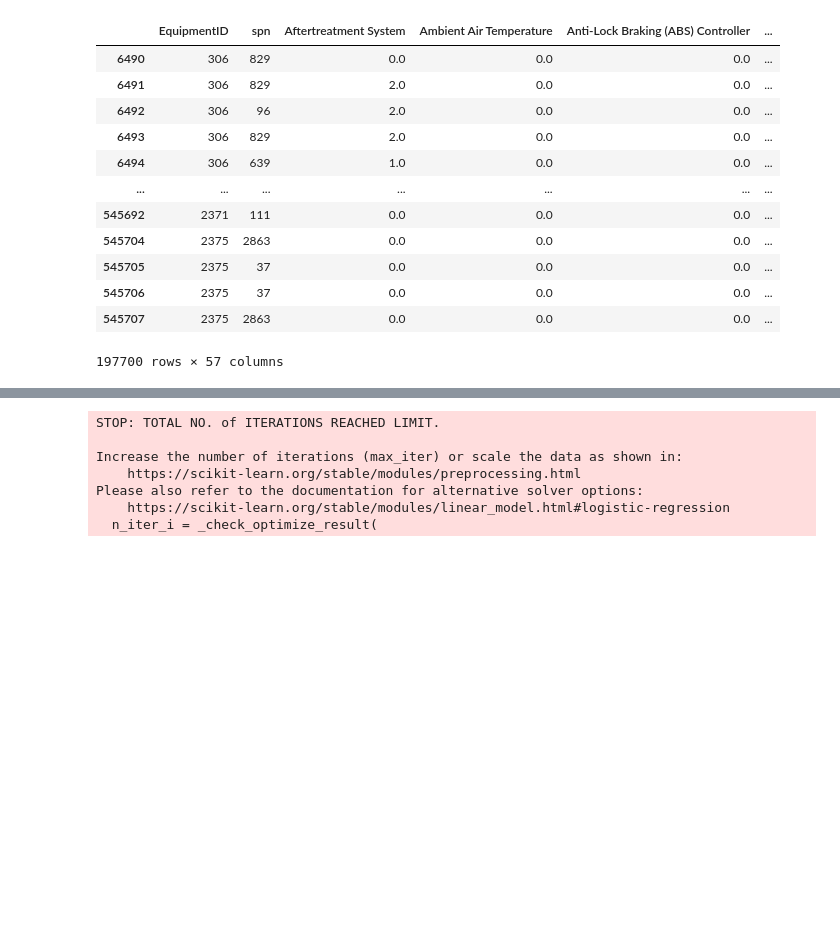
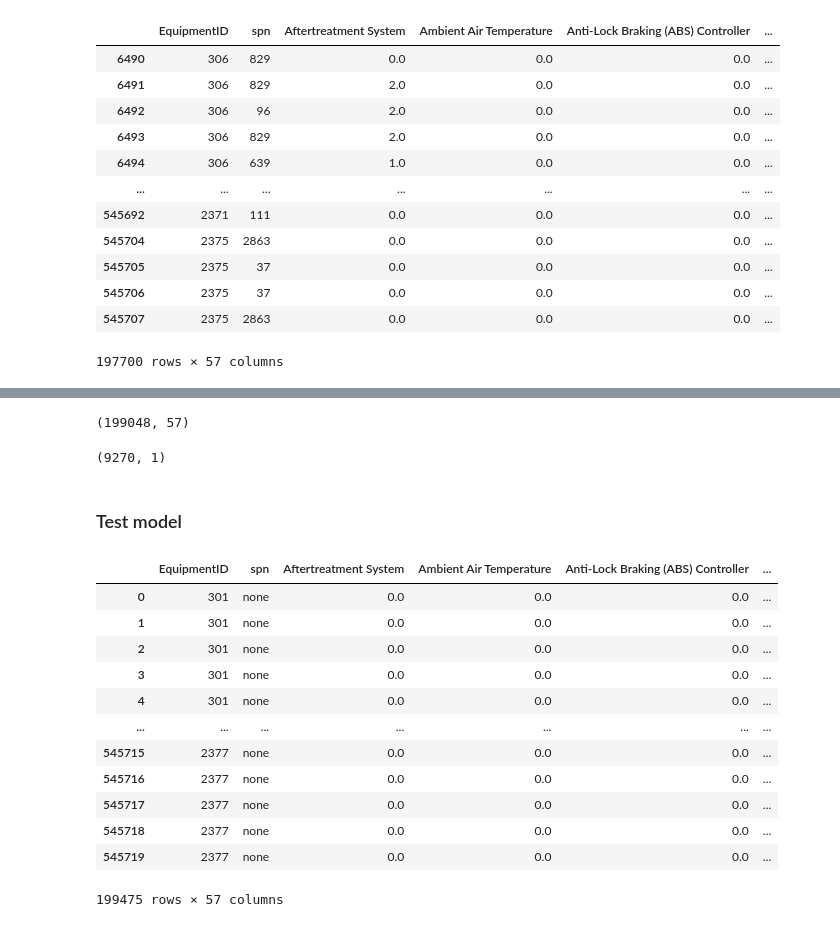
Before and after one commit to nss-data-science-cohort-5/big_g_express-the-index-out-of-rangers, a Jupyter notebook: notebooks/testing_prep.ipynb, the cells around one changed output, grey strips where cells are left out. Drawn from its saved outputs; the diff is of its cells as text; code cells hidden in the pictures; blank space fills up the shorter version.

```diff
--- a/notebooks/testing_prep.ipynb
+++ b/notebooks/testing_prep.ipynb
@@ -136,0 +141,23 @@ y_train = df_training[target]
+# %%
+oversampler_2 = SMOTE(k_neighbors=5, random_state=321)
+
+features = df_sampling.iloc[:,2:].columns.tolist()
+
+target =['spn']
+
+X_train_partial = df_sampling_partial_twentieth[features]
+y_train_partial = df_sampling_partial_twentieth[target]
+
+X_train_full = df_sampling_full_twentieth[features]
+y_train_full = df_sampling_full_twentieth[target]
+# %%
+X_smote_partial, y_smote_partial = oversampler_2.fit_resample(X_train_partial, y_train_partial)
+
+X_smote_full, y_smote_full = oversampler_2.fit_resample(X_train_full, y_train_full)
+# %%
+#combining derates back together before attaching to original non derate rows for undersampling
+smote_partial = pd.concat([X_smote_partial, y_smote_partial], axis=1)
+smote_full = pd.concat([X_smote_full, y_smote_full], axis=1)
+smote_final = pd.concat([smote_partial, smote_full])
+smote_final = smote_final[smote_final['spn']!="none"]
+smote_final.shape
@@ -136,0 +168,9 @@ y_train = df_training[target]
+# %%
+#combine original non-derate rows with new resampled derates
+und_samp = pd.concat([smote_final, df_sampling_none])
+#Rename full and partial to just derate
+und_samp['spn'] = und_samp['spn'].mask((und_samp['spn'] == 'partial') | (und_samp['spn'] == 'full'), 'derate')
+und_samp = und_samp.reset_index().drop(columns='index')
+und_samp.shape
+# %% [output]
+(199048, 57)
@@ -137 +189,8 @@ y_train = df_training[target]
+# %%
+#resulting numbers
+print(y_resampled.shape)
+# %% [output]
+(9270, 1)
+# %% [markdown]
+### Test model
 # %%
@@ -139,11 +198,3 @@ logistic = LogisticRegression()
 # %%
-#unsucessful logistic regression fit because of discussed NaNs
-logreg = logistic.fit(X_train, y_train)
+#logistic fit on resampled data
+logreg = logistic.fit(X_resampled, y_resampled)
-# %% [output]
-STOP: TOTAL NO. of ITERATIONS REACHED LIMIT.
-
-Increase the number of iterations (max_iter) or scale the data as shown in:
-    https://scikit-learn.org/stable/modules/preprocessing.html
-Please also refer to the documentation for alternative solver options:
-    https://scikit-learn.org/stable/modules/linear_model.html#logistic-regression
-  n_iter_i = _check_optimize_result(
@@ -154,0 +201,21 @@ y_test = df_test[target]
+# %%
+#changing target variable classification in test df to match with training
+df_test = final_df[final_df['modeling']=='testing']
+df_test = df_test.drop(columns=['modeling','random'])
+df_test['spn'] = df_test['spn'].mask((df_test['spn'] == 1569) | (und_samp['spn'] == 5246), 'derate')
+df_test['spn'] = df_test['spn'].mask(df_test['spn'] != 'derate', 'none')
+df_test
+# %% [output]
+|  | EquipmentID | spn | Aftertreatment System | Ambient Air Temperature | Anti-Lock Braking (ABS) Controller | ... |
+| 0 | 301 | none | 0.0 | 0.0 | 0.0 | ... |
+| 1 | 301 | none | 0.0 | 0.0 | 0.0 | ... |
+| 2 | 301 | none | 0.0 | 0.0 | 0.0 | ... |
+| 3 | 301 | none | 0.0 | 0.0 | 0.0 | ... |
+| 4 | 301 | none | 0.0 | 0.0 | 0.0 | ... |
+| ... | ... | ... | ... | ... | ... | ... |
+| 545715 | 2377 | none | 0.0 | 0.0 | 0.0 | ... |
+| 545716 | 2377 | none | 0.0 | 0.0 | 0.0 | ... |
+| 545717 | 2377 | none | 0.0 | 0.0 | 0.0 | ... |
+| 545718 | 2377 | none | 0.0 | 0.0 | 0.0 | ... |
+| 545719 | 2377 | none | 0.0 | 0.0 | 0.0 | ... |
+199475 rows × 57 columns
```
Also changed, not shown: parts of 21 cells of this notebook.
